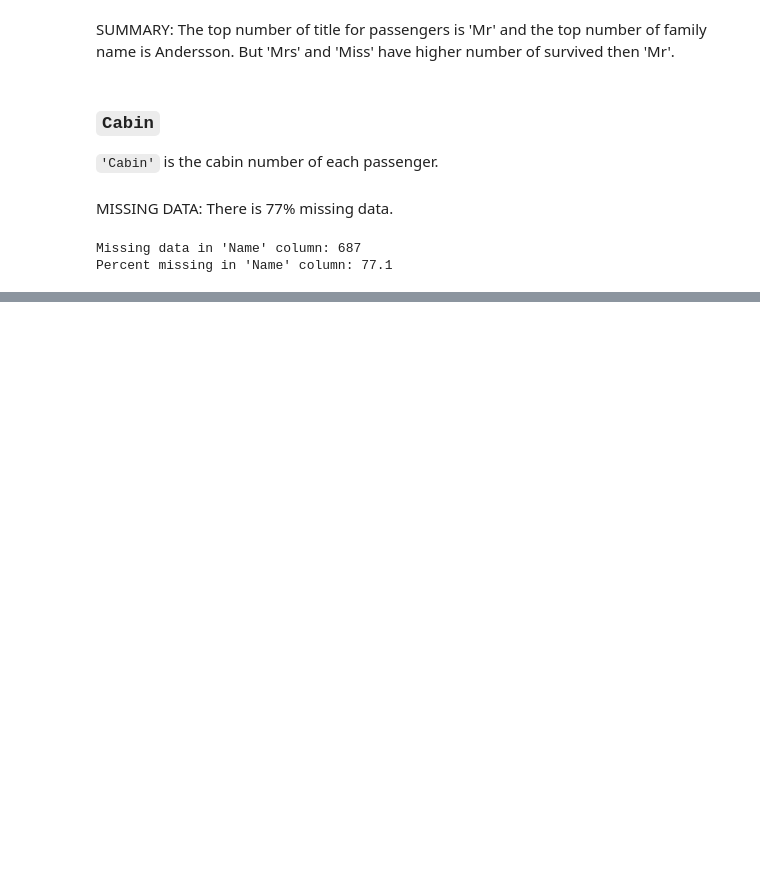
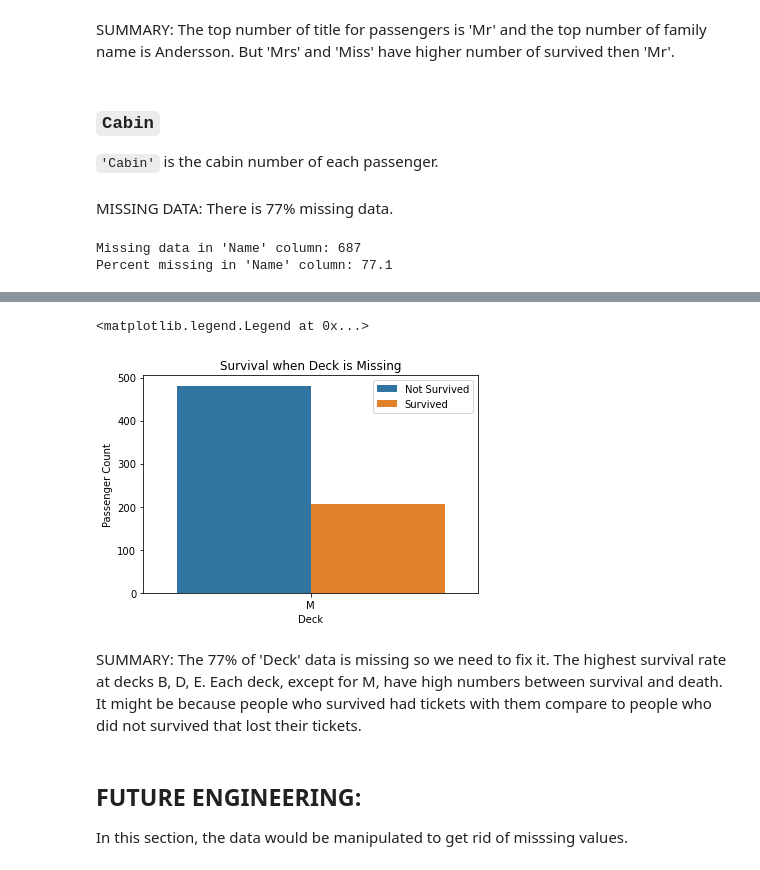
Before and after one commit to AShabunevich/Kaggle_practice_and_exercises, a Jupyter notebook: Titanic_Machine_Learning/titanic_project.ipynb, the cells around one changed output, grey strips where cells are left out. Saved outputs shown, nothing was run; the diff lists cells and outputs as text; code cells hidden in the pictures; blank space fills up the shorter version.

```diff
--- a/Titanic_Machine_Learning/titanic_project.ipynb
+++ b/Titanic_Machine_Learning/titanic_project.ipynb
@@ -842,0 +912,15 @@ Percent missing in 'Name' column: 77.1
+# %%
+#with misssing data
+sns.countplot(x='Deck', order=['M'], hue='Survived', data=train_data)
+plt.title("Survival when Deck is Missing")
+plt.ylabel("Passenger Count")
+plt.legend(['Not Survived','Survived'])
+# %% [output]
+<matplotlib.legend.Legend at 0x...>
+[figure, added]
+# %% [markdown]
+SUMMARY: The 77% of 'Deck' data is missing so we need to fix it. The highest survival rate at decks B, D, E. Each deck, except for M, have high numbers between survival and death. It might be because people who survived had tickets with them compare to people who did not survived that lost their tickets.
+# %% [markdown]
+## FUTURE ENGINEERING:
+
+In this section, the data would be manipulated to get rid of misssing values.
```
Also changed, not shown: parts of 12 cells of this notebook.
